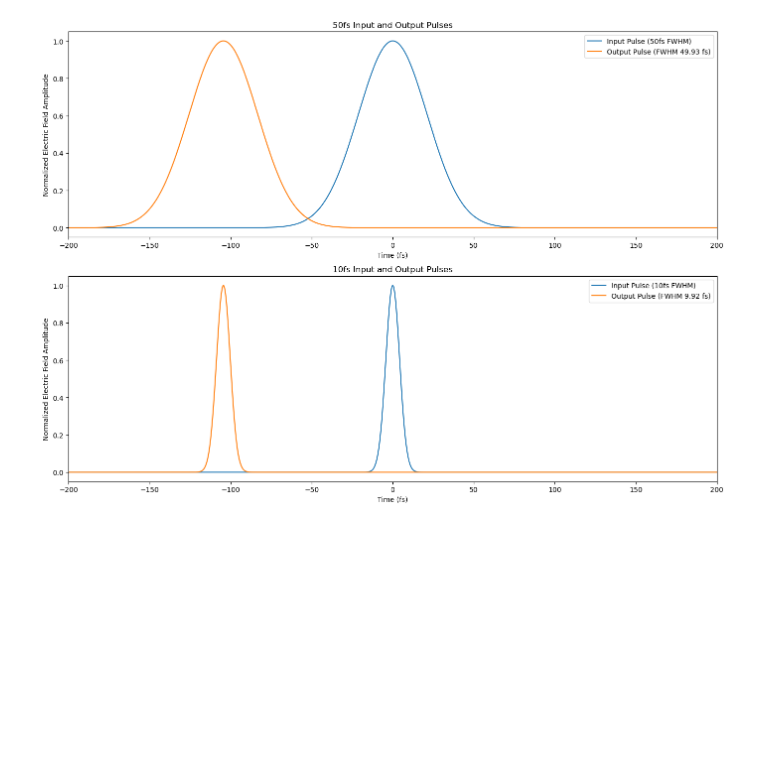
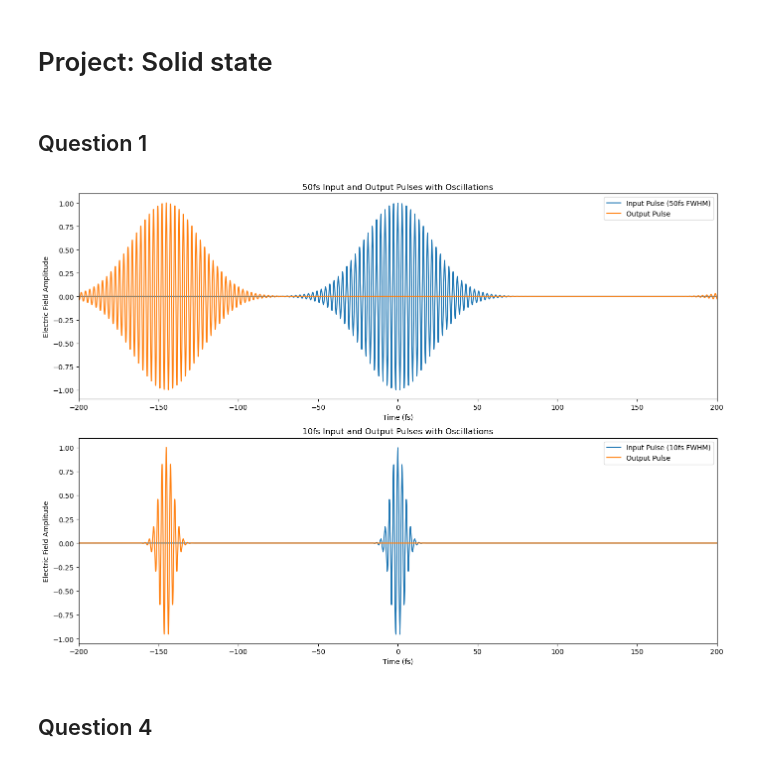
Before and after one commit to oscars47/SolidState, a Jupyter notebook: proj.ipynb, the cells around one changed output. Saved outputs shown, nothing was run; the diff lists cells and outputs as text; code cells hidden in the pictures; blank space fills up the shorter version.

Commit message:
added updated proj code

```diff
--- a/proj.ipynb
+++ b/proj.ipynb
@@ -1,3 +1,7 @@
+# %% [markdown]
+# Project: Solid state
+# %% [markdown]
+## Question 1
 # %%
 import numpy as np
 import matplotlib.pyplot as plt
@@ -5,8 +9,9 @@ from scipy.constants import c
 from scipy.fft import fft, ifft, fftfreq
 # %%
 # Constants
-central_wavelength = 800e-9  # in meters
-central_frequency = c / central_wavelength  # in Hz
+c = 3e8  # speed of light in vacuum, m/s
+central_wavelength = 800e-9  # central wavelength in meters
+central_frequency = c / central_wavelength  # central frequency in Hz
 
 # Time domain setup
 time_window = 400e-15  # 400 fs total time window
@@ -19,77 +24,63 @@ freq = fftfreq(time_steps, dt)
 wavelengths = c / freq
 
 # Sapphire properties for dispersion, assuming no dispersion for simplicity
-# This would normally depend on wavelength, but we'll assume it's constant here
 n_sapphire = 1.76  # refractive index of sapphire at 800nm
 
-# Function to create a Gaussian pulse
-def gaussian_pulse(t, fwhm, amplitude=1):
+# Function to create a Gaussian pulse with an oscillating component
+def gaussian_pulse_oscillating(t, fwhm, central_frequency, amplitude=1):
     sigma = fwhm / (2 * np.sqrt(2 * np.log(2)))
-    return amplitude * np.exp(-(t**2) / (2 * sigma**2))
+    envelope = amplitude * np.exp(-(t**2) / (2 * sigma**2))
+    oscillation = np.cos(2 * np.pi * central_frequency * t)
+    return envelope * oscillation
 
-# Function to compute the FWHM of a pulse
-def compute_fwhm(t, pulse):
-    half_max = np.max(pulse) / 2
-    indices = np.where(pulse > half_max)[0]
-    return np.abs(t[indices[-1]] - t[indices[0]])
-
-# Create two Gaussian pulses with different FWHMs
-pulse_50fs = gaussian_pulse(t, 50e-15)
-pulse_10fs = gaussian_pulse(t, 10e-15)
+# Create two Gaussian pulses with different FWHMs and include the oscillating component
+pulse_50fs = gaussian_pulse_oscillating(t, 50e-15, central_frequency)
+pulse_10fs = gaussian_pulse_oscillating(t, 10e-15, central_frequency)
 
 # Fourier Transform to frequency domain
 pulse_50fs_freq = fft(pulse_50fs)
 pulse_10fs_freq = fft(pulse_10fs)
 
-# Apply the phase shift due to propagation through sapphire
+# Function to apply the phase shift due to propagation through sapphire, unchanged
 def apply_propagation(pulse_freq, thickness=1e-2):
-    # The phase change is e^(-i * 2*pi*n*thickness/lambda), assuming no absorption
     phase_shift = np.exp(-1j * (2 * np.pi * n_sapphire * thickness) / wavelengths)
     return pulse_freq * phase_shift
 
 # Apply propagation through 1 cm of sapphire
 propagated_50fs_freq = apply_propagation(pulse_50fs_freq)
 propagated_10fs_freq = apply_propagation(pulse_10fs_freq)
 
 # Inverse Fourier Transform back to time domain
 propagated_50fs = ifft(propagated_50fs_freq)
 propagated_10fs = ifft(propagated_10fs_freq)
 
-# Compute the FWHM of the output pulses
-fwhm_output_50fs = compute_fwhm(t, np.abs(propagated_50fs))
-fwhm_output_10fs = compute_fwhm(t, np.abs(propagated_10fs))
-
-# Normalize the amplitudes
-pulse_50fs /= np.max(pulse_50fs)
-pulse_10fs /= np.max(pulse_10fs)
-propagated_50fs /= np.max(np.abs(propagated_50fs))
-propagated_10fs /= np.max(np.abs(propagated_10fs))
-
-# Plot the input and output pulses
+# Plot the input and output pulses with oscillations
 plt.figure(figsize=(14, 10))
 
 # 50fs pulse
 plt.subplot(2, 1, 1)
-plt.title('50fs Input and Output Pulses')
-plt.plot(t * 1e15, pulse_50fs, label='Input Pulse (50fs FWHM)')
-plt.plot(t * 1e15, np.abs(propagated_50fs), label='Output Pulse (FWHM {:.2f} fs)'.format(fwhm_output_50fs * 1e15))
+plt.title('50fs Input and Output Pulses with Oscillations')
+plt.plot(t * 1e15, pulse_50fs.real, label='Input Pulse (50fs FWHM)')
+plt.plot(t * 1e15, propagated_50fs.real, label='Output Pulse')
 plt.xlabel('Time (fs)')
-plt.ylabel('Normalized Electric Field Amplitude')
+plt.ylabel('Electric Field Amplitude')
 plt.legend()
 plt.xlim(-200, 200)
 
 # 10fs pulse
 plt.subplot(2, 1, 2)
-plt.title('10fs Input and Output Pulses')
-plt.plot(t * 1e15, pulse_10fs, label='Input Pulse (10fs FWHM)')
-plt.plot(t * 1e15, np.abs(propagated_10fs), label='Output Pulse (FWHM {:.2f} fs)'.format(fwhm_output_10fs * 1e15))
+plt.title('10fs Input and Output Pulses with Oscillations')
+plt.plot(t * 1e15, pulse_10fs.real, label='Input Pulse (10fs FWHM)')
+plt.plot(t * 1e15, propagated_10fs.real, label='Output Pulse')
 plt.xlabel('Time (fs)')
-plt.ylabel('Normalized Electric Field Amplitude')
+plt.ylabel('Electric Field Amplitude')
 plt.legend()
 plt.xlim(-200, 200)
 
 plt.tight_layout()
-plt.savefig('proj_images/1.png')
+plt.savefig('proj_images/1.pdf')
 plt.show()
 # %% [output]
-[figure, old version]
+[figure, new version]
+# %% [markdown]
+## Question 4
```
Also changed, not shown: parts of 15 cells of this notebook, 4 other files.
